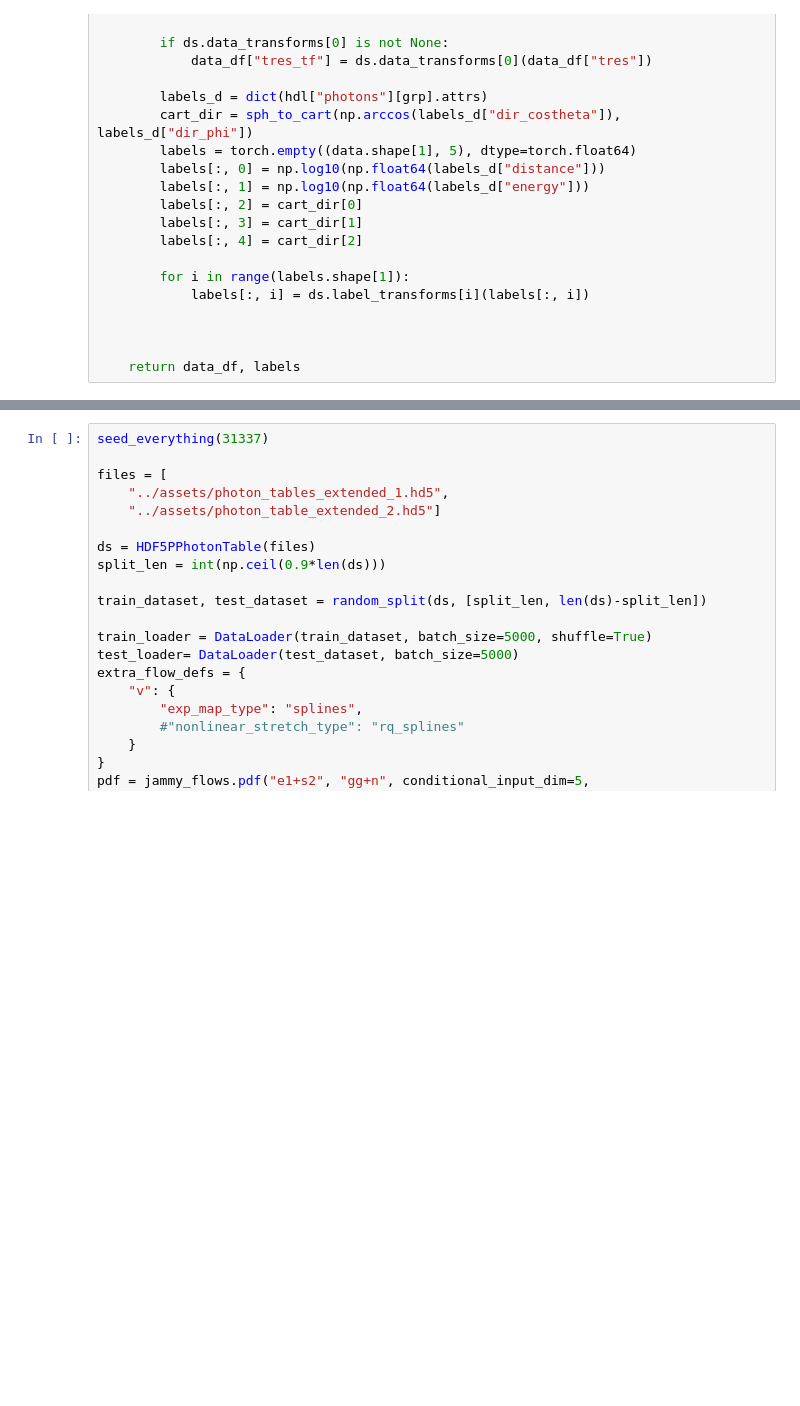
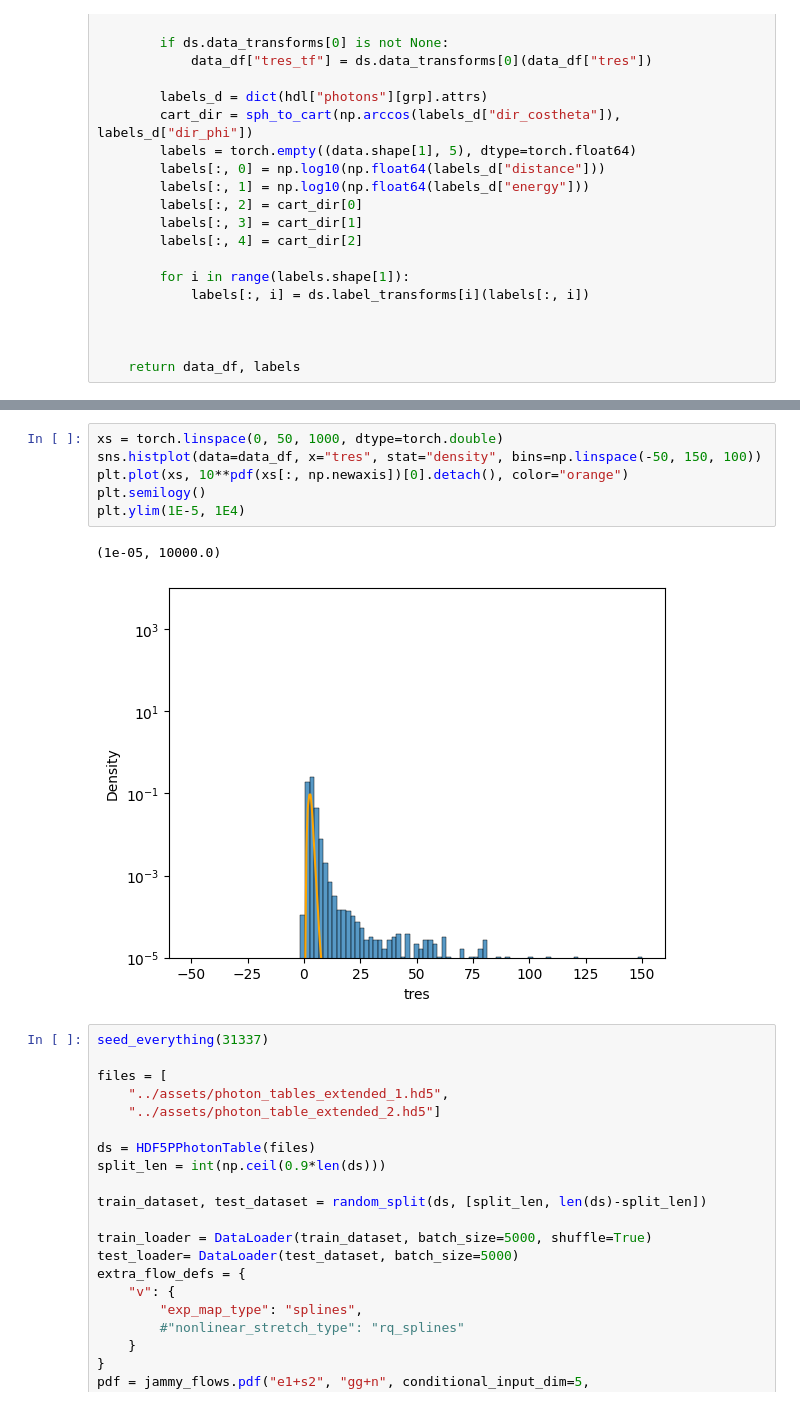
Before and after one commit to chrhck/NeutrinoTelescopes, a Jupyter notebook: notebooks/fit_normalizing_flow.ipynb, the cells around one changed output, grey strips where cells are left out. Drawn from its saved outputs; the diff is of its cells as text; blank space fills up the shorter version.

```diff
--- a/notebooks/fit_normalizing_flow.ipynb
+++ b/notebooks/fit_normalizing_flow.ipynb
@@ -392,3 +747,12 @@ def read_photon_table_hdf_unweighted(fname, ix, ds):
+# %%
+xs = torch.linspace(0, 50, 1000, dtype=torch.double)
+sns.histplot(data=data_df, x="tres", stat="density", bins=np.linspace(-50, 150, 100))
+plt.plot(xs, 10**pdf(xs[:, np.newaxis])[0].detach(), color="orange")
+plt.semilogy()
+plt.ylim(1E-5, 1E4)
+# %% [output]
+(1e-05, 10000.0)
+[figure, added]
 # %%
 seed_everything(31337)
 
```
Also changed, not shown: parts of 6 cells of this notebook.
